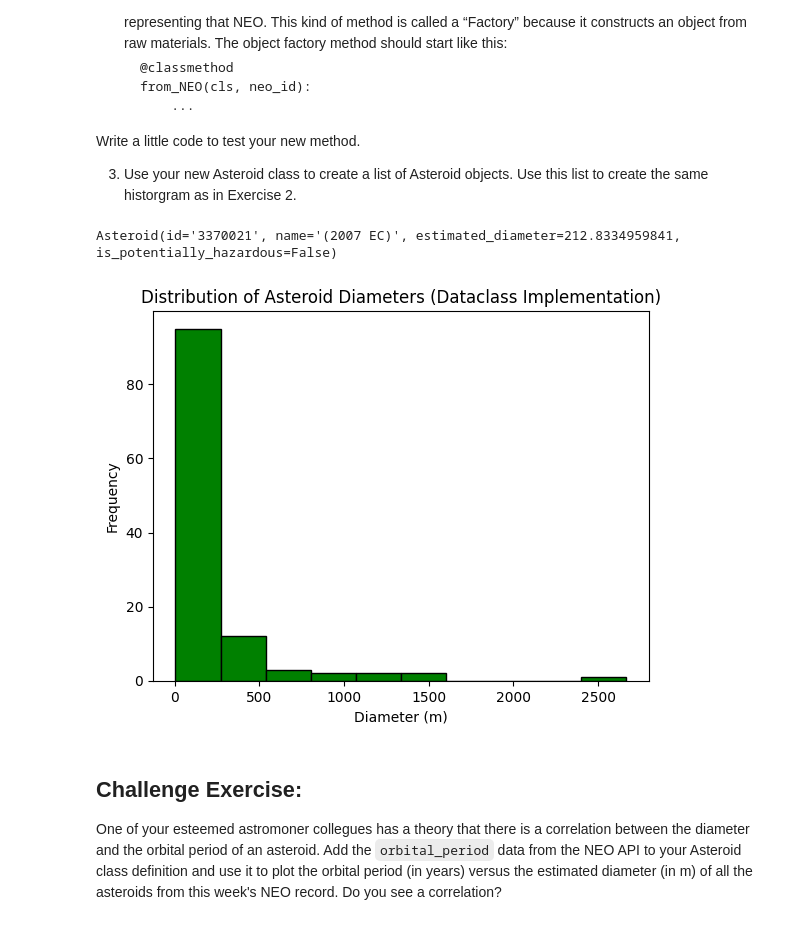
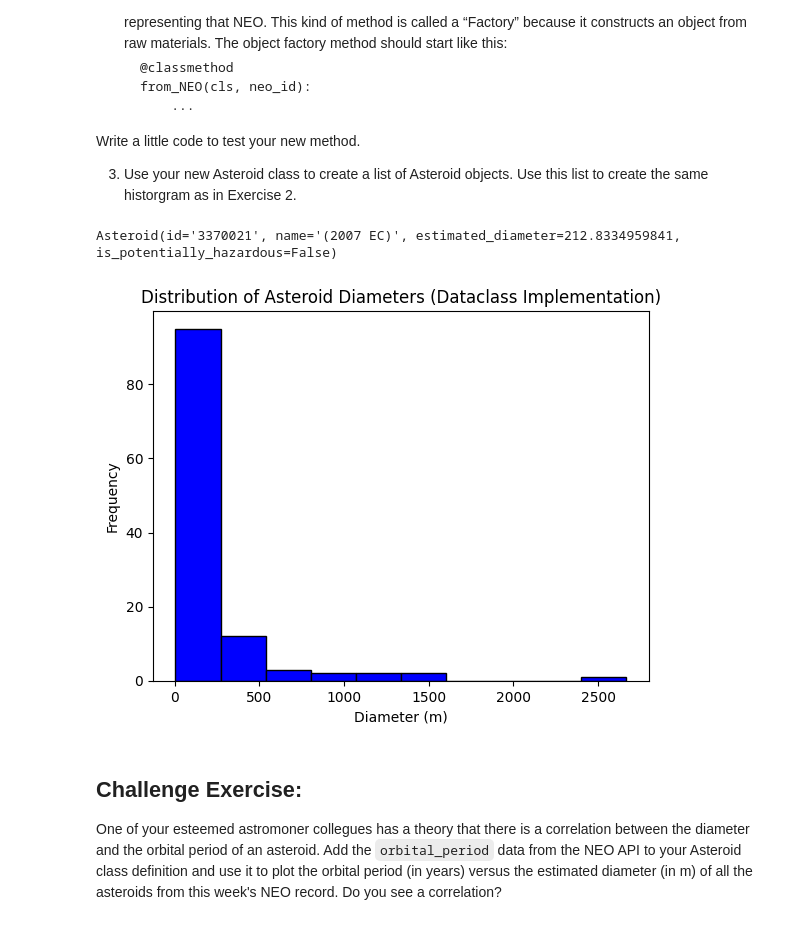
Before and after one commit to Dilraj0/comp215, a Jupyter notebook: labs/lab03-classes.ipynb, the cells around one changed output. Drawn from its saved outputs; the diff is of its cells as text; code cells hidden in the pictures.

```diff
--- a/labs/lab03-classes.ipynb
+++ b/labs/lab03-classes.ipynb
@@ -69,7 +87,7 @@ Operations must include:
 Write a little code to test your new class.
 # %%
 class Asteroid:
-    def __init__(self, id, name, estimated_diameter, is_potentially_hazardous):
+    def __init__(self, id, name, estimated_diameter, is_potentially_hazardous): #define state var
         self.id = id
         self.name = name
         self.estimated_diameter = estimated_diameter
@@ -79,9 +97,9 @@ class Asteroid:
         return f"Asteroid {self.name} (ID: {self.id}): Diameter = {self.estimated_diameter}m, Hazardous = {self.is_potentially_hazardous}"
 
     def __repr__(self):
-        return f"Asteroid({self.id}, {self.name}, {self.estimated_diameter}, {self.is_potentially_hazardous})"
+        return f"Asteroid({self.id}, {self.name}, {self.estimated_diameter}, {self.is_potentially_hazardous})" #doing proper string representation
 
-# Test code
-asteroid = Asteroid("2023_AB", "Test Asteroid", 123.45, True)
+# running a test
+asteroid = Asteroid("2022my", "example", 215.15, True)
 print(asteroid)
 # %% [output]
@@ -139,37 +147,34 @@ Write a little code to test your new method.
 # %%
 from dataclasses import dataclass
 
 @dataclass
 class Asteroid:
     id: str
     name: str
     estimated_diameter: float
     is_potentially_hazardous: bool
-
+# using the decoraters to define class and vars to plot a graph in this we will not formate string representtion as it will fetch data by its own
     @classmethod
     def from_NEO(cls, neo_data):
-        return cls(
-            id=neo_data["id"],
-            name=neo_data["name"],
+        return cls(id=neo_data["id"],name=neo_data["name"],
             estimated_diameter=neo_data["estimated_diameter"]["meters"]["estimated_diameter_max"],
-            is_potentially_hazardous=neo_data["is_potentially_hazardous_asteroid"],
-        )
+            is_potentially_hazardous=neo_data["is_potentially_hazardous_asteroid"], )
 
-# Test code
-asteroid_objects = [Asteroid.from_NEO(neo) for neo in neos]
-print(asteroid_objects[0])
+# running a example
+asteroid_objects = [Asteroid.from_NEO(neo) for neo in neos] # MAKING LIST
+print(asteroid_objects[0]) # 0 to retrive first data
 
 # Plot histogram using new class
 diameters = [asteroid.estimated_diameter for asteroid in asteroid_objects]
 
-plt.hist(diameters, bins=10, color='green', edgecolor='black')
+plt.hist(diameters, bins=10, color='blue', edgecolor='black')
 plt.title("Distribution of Asteroid Diameters (Dataclass Implementation)")
 plt.xlabel("Diameter (m)")
 plt.ylabel("Frequency")
 plt.show()
 # %% [output]
 Asteroid(id='3370021', name='(2007 EC)', estimated_diameter=212.8334959841, is_potentially_hazardous=False)
-[figure, old version]
+[figure, new version]
 # %% [markdown]
 ## Challenge Exercise:
 
```
Also changed, not shown: parts of 5 cells of this notebook.
